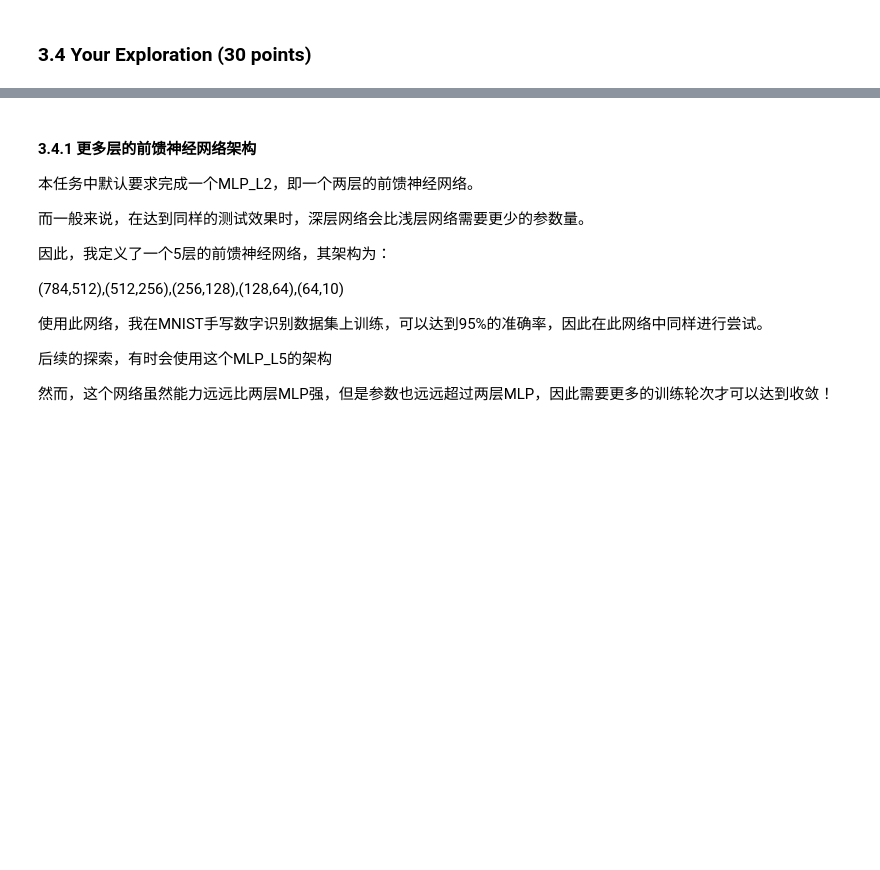
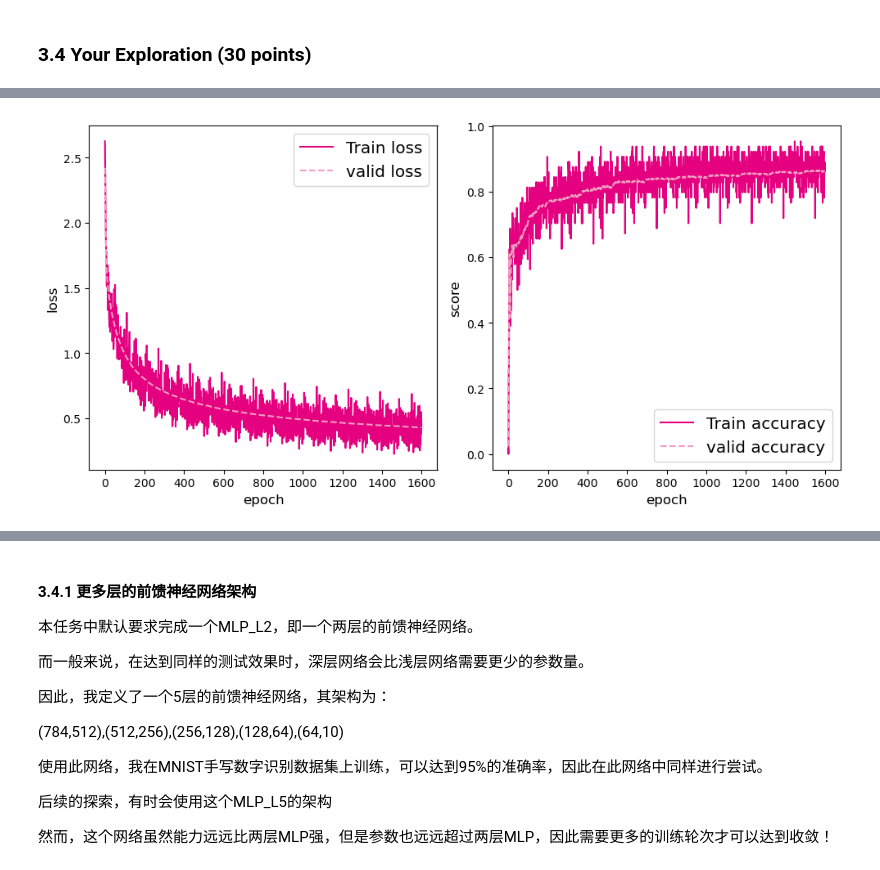
Before and after one commit to FlyingDutchman26/prml-project-2022-Fall, a Jupyter notebook: assignment1/assignment1.ipynb, the cells around one changed output, grey strips where cells are left out. Saved outputs shown, nothing was run; the diff lists cells and outputs as text; code cells hidden in the pictures; blank space fills up the shorter version.

```diff
--- a/assignment1/assignment1.ipynb
+++ b/assignment1/assignment1.ipynb
@@ -397,0 +420,8 @@ X_test = (X_test - mean_test)/std_test
+# %%
+from fudanPRML.neighbors.k_nearest_neighbor import KNearestNeighbor
+clf = KNearestNeighbor()
+clf.fit(X_train, y_train)
+y_test_pred = clf.predict(X_test, k=5)
+num_correct = np.sum(y_test_pred == y_test)
+accuracy = float(num_correct) / len(y_test_pred)
+print('Got %d / %d correct => accuracy: %f' % (num_correct, len(y_test_pred), accuracy))
@@ -397,0 +512,80 @@ X_test = (X_test - mean_test)/std_test
+# %%
+import paddle
+import paddle.io as io
+from fudanPRML.neural_network.plot import plot
+from fudanPRML.neural_network.mlp import Model_MLP_L2
+from fudanPRML.neural_network.mlp import Model_MLP_L5
+from fudanPRML.neural_network.CrossEntropy import MultiCrossEntropyLoss
+from fudanPRML.neural_network.optimizer import BatchGD
+from fudanPRML.neural_network.metric import accuracy
+from fudanPRML.neural_network.runner import RunnerV2_1,RunnerV3
+from fudanPRML.neural_network.Layer.ReLU import ReLU
+
+# 验证集比例
+valid_rate = 0.3
+
+data_num = X_train.shape[0]
+train_num = int(data_num*(1 - valid_rate))
+
+# 训练数据类型是uint8，但是paddle居然不支持! 这里分别转为float32和int32
+X_train_set = paddle.to_tensor(X_train[:train_num],dtype='float32')
+X_valid_set = paddle.to_tensor(X_train[train_num:],dtype='float32')
+y_train_set = paddle.to_tensor(y_train[:train_num],dtype='int32')
+y_valid_set = paddle.to_tensor(y_train[train_num:],dtype='int32')
+X_test_set = paddle.to_tensor(X_test,dtype = 'float32')
+y_test_set = paddle.to_tensor(y_test,dtype = 'int32')
+
+class Dataset(io.Dataset):
+    def __init__(self,X,y):
+        super(Dataset,self).__init__()
+        self.X = X
+        self.y = y
+        self.len = self.y.shape[0]
+    def __getitem__(self, idx):
+        return self.X[idx],self.y[idx]
+    def __len__(self):
+        return self.len
+
+batch_size = 64
+
+train_dataset = Dataset(X_train_set,y_train_set)
+train_loader = io.DataLoader(train_dataset, batch_size=batch_size, shuffle=False)
+epoch_num = 10
+
+model_saved_dir = "model"
+
+# 输入层维度为2
+input_size = 784
+# 隐藏层维度为5
+hidden_size = 256
+# 输出层维度为1
+output_size = 10
+
+# 定义网络
+model = Model_MLP_L2(input_size=input_size, hidden_size=hidden_size, output_size=output_size)
+
+# 这是一个5层神经网络
+# model = Model_MLP_L5(input_size=input_size,output_size=output_size)
+
+# 损失函数
+loss_fn = MultiCrossEntropyLoss(model = model)
+
+# 优化器
+learning_rate = 0.01
+optimizer = BatchGD(learning_rate, model)
+
+# 评价方法
+metric = accuracy
+
+# 实例化RunnerV2_1类，并传入训练配置
+runner = RunnerV3(model, optimizer, metric, loss_fn)
+
+runner.train(train_loader, [X_valid_set, y_valid_set], num_epochs=epoch_num, log_epochs=1, save_dir=model_saved_dir)
+plot(runner,fig_name='nnfigure')
+# 加载训练好的模型
+runner.load_model(model_saved_dir)
+# 在测试集上对模型进行评价
+score, loss = runner.evaluate([X_test_set, y_test_set])
+
+print("[Test] score/loss: {:.4f}/{:.4f}".format(score, loss))
+# %% [output]
@@ -397,0 +609 @@ X_test = (X_test - mean_test)/std_test
+[figure, added]
```
Also changed, not shown: parts of 20 cells of this notebook, 4 other files.
